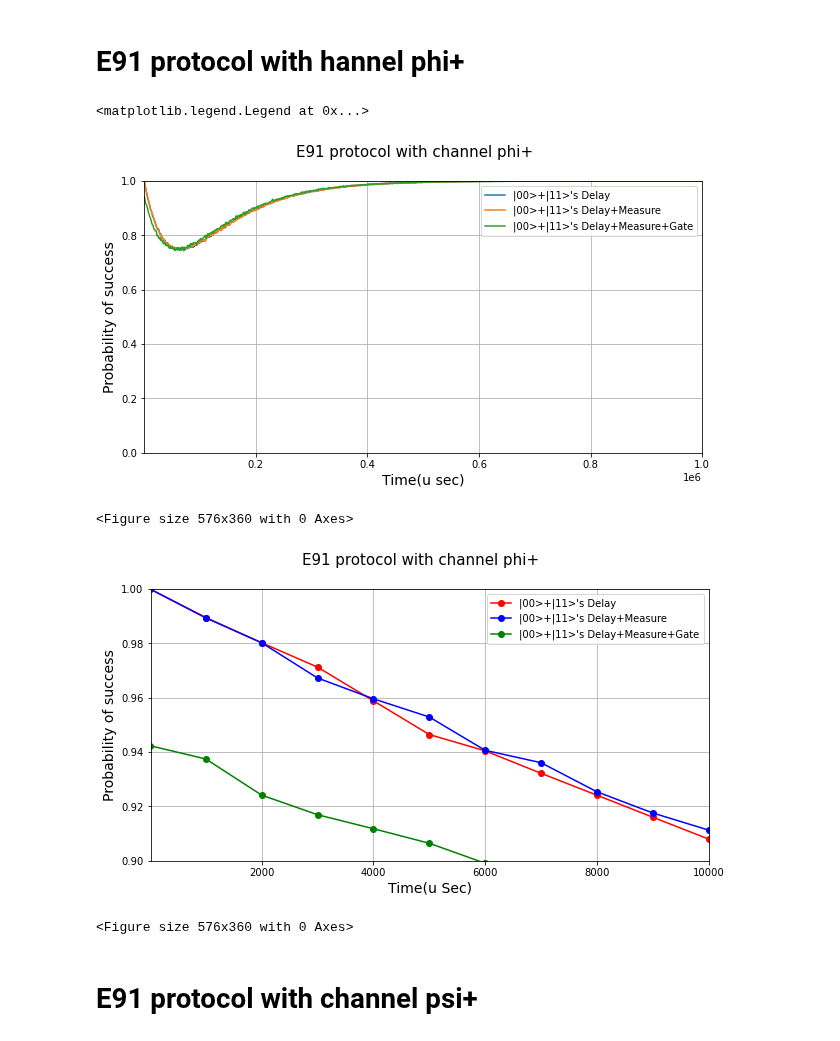
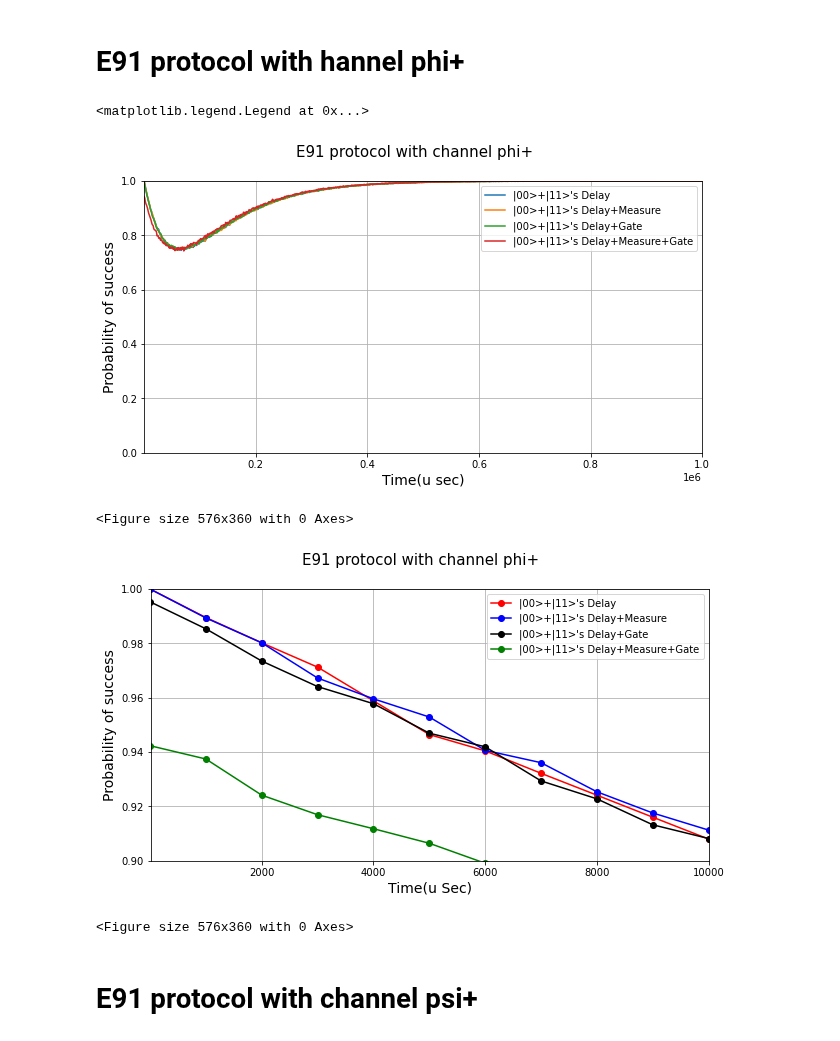
Before and after one commit to bishwajitprasadgond/Amplitude-damping-error-on-Quantum-Key-Distribution-Protocols-Effect-and-A-Probable-Bypass, a Jupyter notebook: E91/E91 Graph.ipynb, the cells around one changed output. Cells and saved outputs as stored; diff of their text form; code cells hidden in the pictures.

```diff
--- a/E91/E91 Graph.ipynb
+++ b/E91/E91 Graph.ipynb
@@ -23,6 +23,7 @@ e2=[]
 x1=b
 x2=c
 x3=d
+x4=e
 %config InlineBackend.print_figure_kwargs={'facecolor' : "w"}
 import matplotlib.pyplot as plt
 from matplotlib.ticker import (AutoMinorLocator, MultipleLocator)
@@ -32,35 +33,37 @@ ax.set_xlim(10, 1000000)
 ax.set_ylim(0,1)
 plt.ylabel('Probability of success',fontsize=14)
 plt.xlabel('Time(u sec)',fontsize=14)
 plt.grid()
 fig = plt.figure(figsize=(8,5))
 ax.plot(delay,x1,label = "|00>+|11>'s Delay")
 ax.plot(delay,x2,label = "|00>+|11>'s Delay+Measure")
+ax.plot(delay,x4,label = "|00>+|11>'s Delay+Gate")
 ax.plot(delay,x3,label = "|00>+|11>'s Delay+Measure+Gate")
 ax.legend()
 
 #################################################################################
 
 %config InlineBackend.print_figure_kwargs={'facecolor' : "w"}
 import matplotlib.pyplot as plt
 from matplotlib.ticker import (AutoMinorLocator, MultipleLocator)
 fig, ax = plt.subplots(figsize=(10, 5))
 fig.suptitle('E91 protocol with channel phi+',fontsize=15)
 ax.set_xlim(10, 10000)
 ax.set_ylim(0.9,1)
 plt.ylabel('Probability of success',fontsize=14)
 plt.xlabel('Time(u Sec)',fontsize=14)
 plt.grid()
 fig = plt.figure(figsize=(8,5))
 ax.plot(delay,x1,'ro-',label = "|00>+|11>'s Delay")
 ax.plot(delay,x2,'bo-',label = "|00>+|11>'s Delay+Measure")
+ax.plot(delay,x4,'ko-',label = "|00>+|11>'s Delay+Gate")
 ax.plot(delay,x3,'go-',label = "|00>+|11>'s Delay+Measure+Gate")
 ax.legend()
 # %% [output]
 <matplotlib.legend.Legend at 0x...>
-[figure, old version]
+[figure, new version]
 <Figure size 576x360 with 0 Axes>
-[figure, old version]
+[figure, new version]
 <Figure size 576x360 with 0 Axes>
 # %% [markdown]
 # E91 protocol with channel psi+
```
Also changed, not shown: parts of 5 cells of this notebook, 1 other file.
